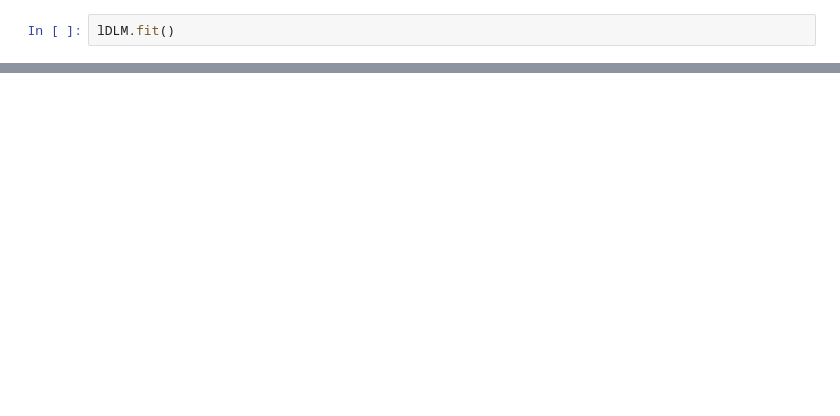
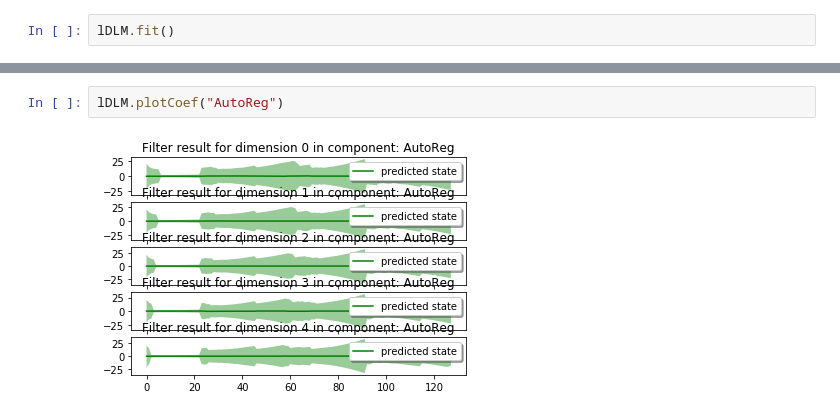
Before and after one commit to kenflat2/Nonlinear-Regression, a Jupyter notebook: Untitled2.ipynb, the cells around one changed output, grey strips where cells are left out. Saved outputs shown, nothing was run; the diff lists cells and outputs as text; blank space fills up the shorter version.

```diff
--- a/Untitled2.ipynb
+++ b/Untitled2.ipynb
@@ -73,0 +79,4 @@ residual
+# %%
+lDLM.plotCoef("AutoReg")
+# %% [output]
+[figure, added]
```
Also changed, not shown: parts of 15 cells of this notebook, 3 other files.
